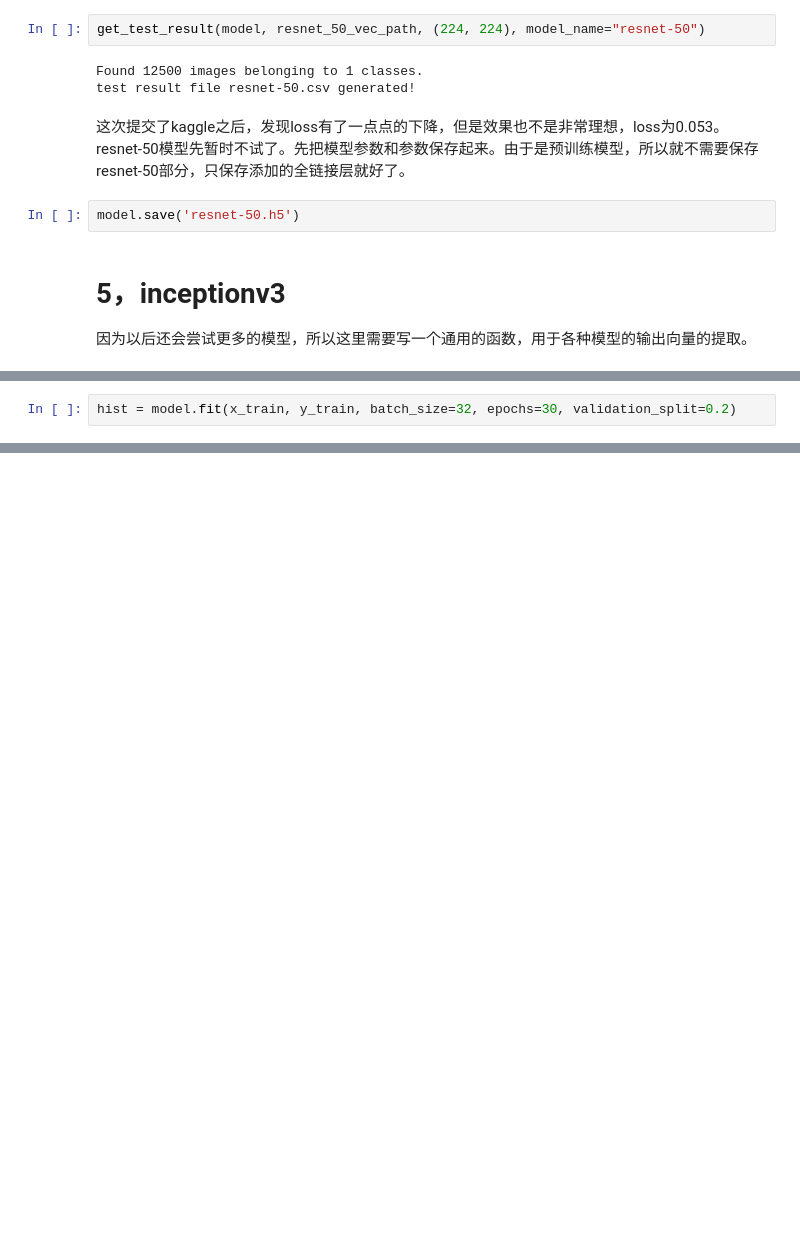
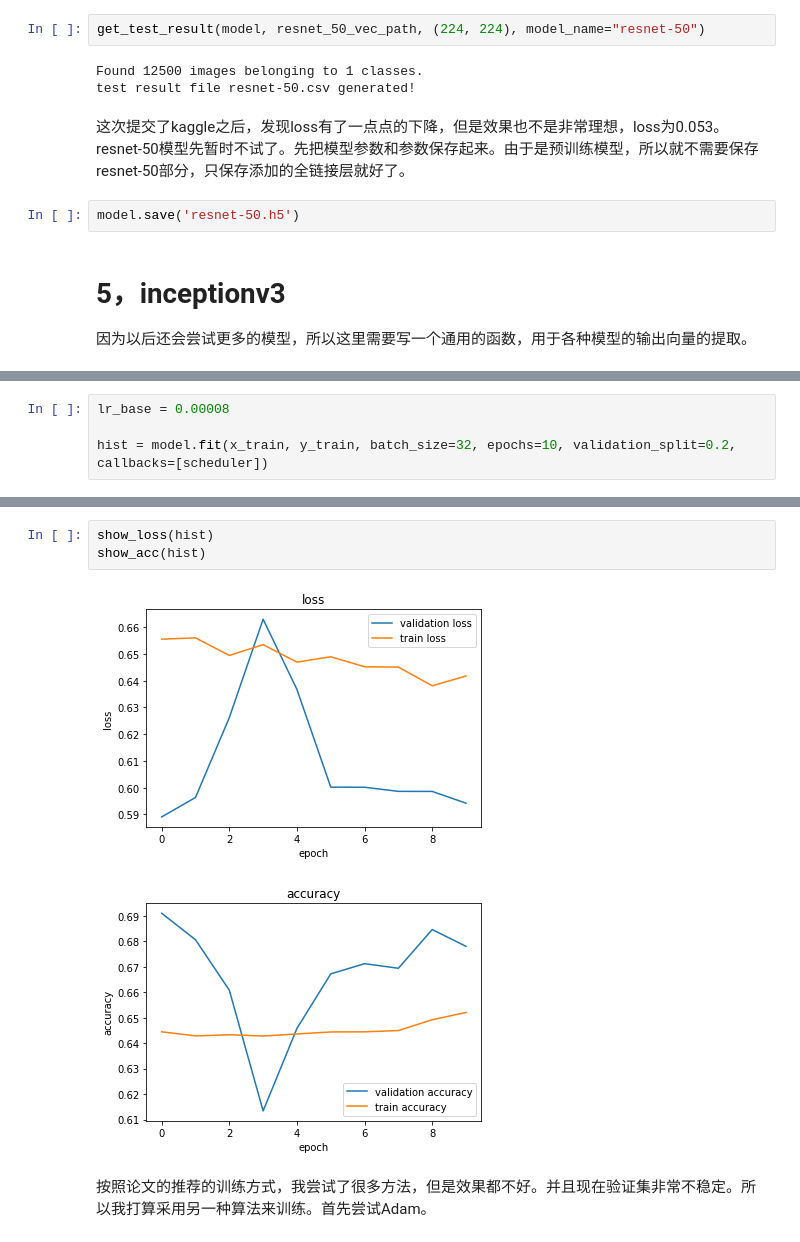
Before and after one commit to rikichou/final, a Jupyter notebook: dog vs cat.ipynb, the cells around one changed output, grey strips where cells are left out. Drawn from its saved outputs; the diff is of its cells as text; blank space fills up the shorter version.

```diff
--- a/dog vs cat.ipynb
+++ b/dog vs cat.ipynb
@@ -417,4 +479,6 @@ Epoch 30/30
 # %%
-hist = model.fit(x_train, y_train, batch_size=32, epochs=30, validation_split=0.2)
+lr_base = 0.00008
+
+hist = model.fit(x_train, y_train, batch_size=32, epochs=10, validation_split=0.2, callbacks=[scheduler])
 # %% [output]
 Train on 20000 samples, validate on 5000 samples
@@ -436,0 +501,8 @@ Epoch 30/30
+# %%
+show_loss(hist)
+show_acc(hist)
+# %% [output]
+[figure, added]
+[figure, added]
+# %% [markdown]
+按照论文的推荐的训练方式，我尝试了很多方法，但是效果都不好。并且现在验证集非常不稳定。所以我打算采用另一种算法来训练。首先尝试Adam。
```
Also changed, not shown: parts of 23 cells of this notebook.
